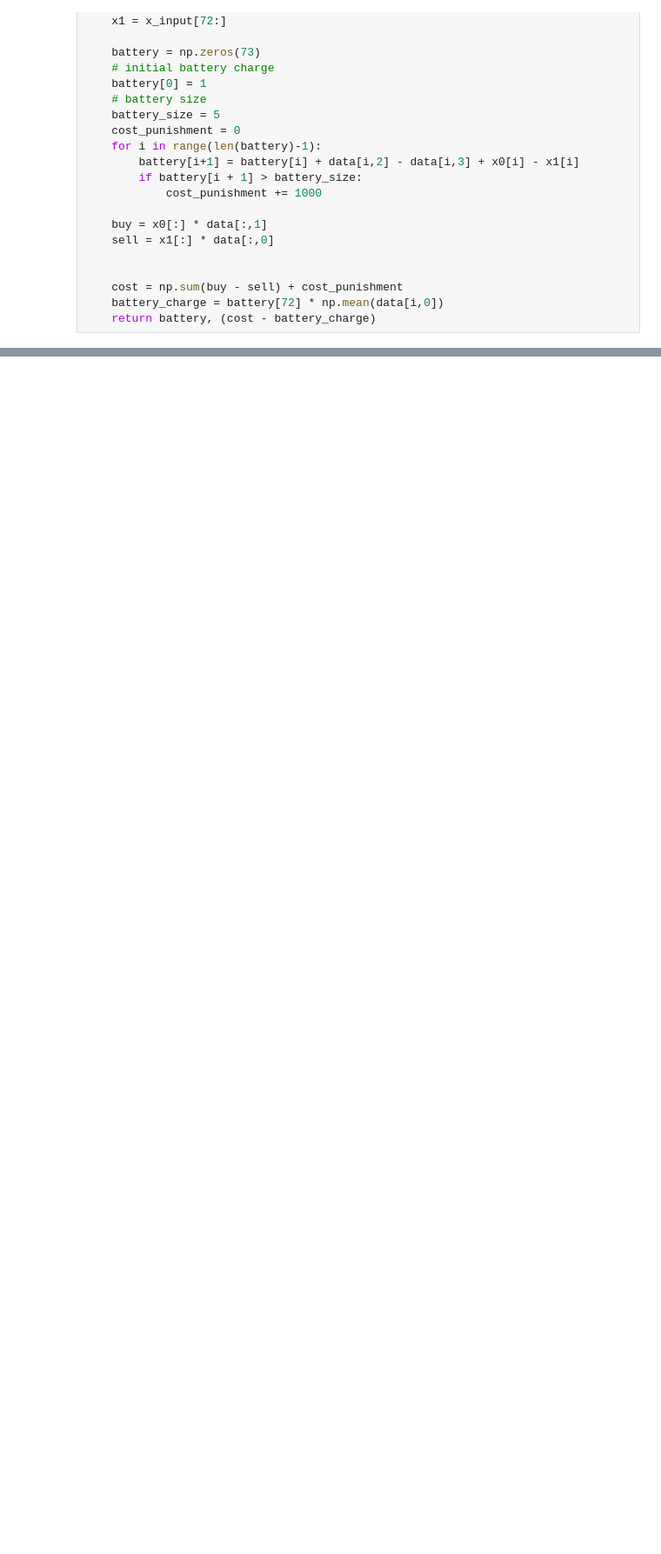
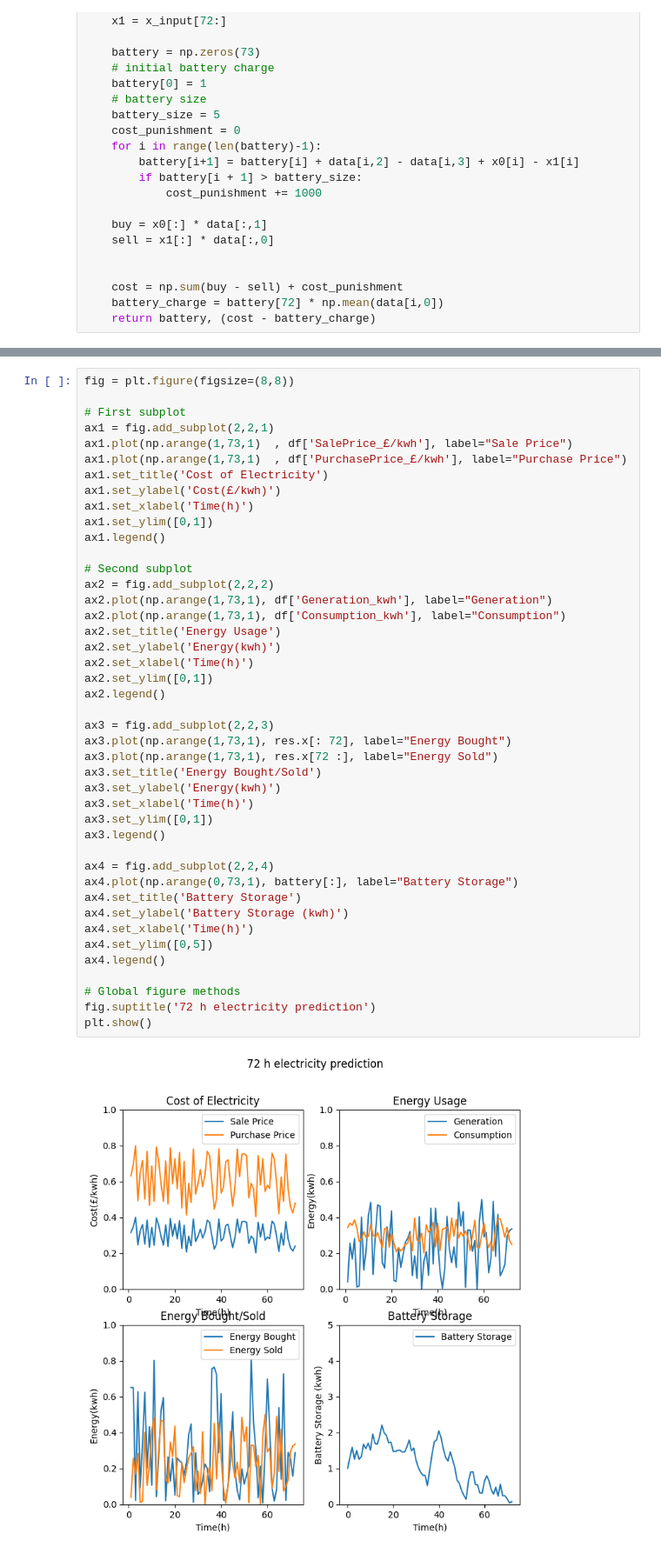
Before and after one commit to hramzan01/market, a Jupyter notebook: notebooks/opt_model.ipynb, the cells around one changed output, grey strips where cells are left out. Shown at 87% size. Cells and saved outputs as stored; diff of their text form; blank space fills up the shorter version.

Commit message:
visualisation added to the notebook

```diff
--- a/notebooks/opt_model.ipynb
+++ b/notebooks/opt_model.ipynb
@@ -221,0 +243,45 @@ array([1.        , 0.82757499, 0.78974143, 0.80064239, 1.00910964,
+# %%
+fig = plt.figure(figsize=(8,8))
+
+# First subplot
+ax1 = fig.add_subplot(2,2,1)
+ax1.plot(np.arange(1,73,1)  , df['SalePrice_£/kwh'], label="Sale Price")
+ax1.plot(np.arange(1,73,1)  , df['PurchasePrice_£/kwh'], label="Purchase Price")
+ax1.set_title('Cost of Electricity')
+ax1.set_ylabel('Cost(£/kwh)')
+ax1.set_xlabel('Time(h)')
+ax1.set_ylim([0,1])
+ax1.legend()
+
+# Second subplot
+ax2 = fig.add_subplot(2,2,2)
+ax2.plot(np.arange(1,73,1), df['Generation_kwh'], label="Generation")
+ax2.plot(np.arange(1,73,1), df['Consumption_kwh'], label="Consumption")
+ax2.set_title('Energy Usage')
+ax2.set_ylabel('Energy(kwh)')
+ax2.set_xlabel('Time(h)')
+ax2.set_ylim([0,1])
+ax2.legend()
+
+ax3 = fig.add_subplot(2,2,3)
+ax3.plot(np.arange(1,73,1), res.x[: 72], label="Energy Bought")
+ax3.plot(np.arange(1,73,1), res.x[72 :], label="Energy Sold")
+ax3.set_title('Energy Bought/Sold')
+ax3.set_ylabel('Energy(kwh)')
+ax3.set_xlabel('Time(h)')
+ax3.set_ylim([0,1])
+ax3.legend()
+
+ax4 = fig.add_subplot(2,2,4)
+ax4.plot(np.arange(0,73,1), battery[:], label="Battery Storage")
+ax4.set_title('Battery Storage')
+ax4.set_ylabel('Battery Storage (kwh)')
+ax4.set_xlabel('Time(h)')
+ax4.set_ylim([0,5])
+ax4.legend()
+
+# Global figure methods
+fig.suptitle('72 h electricity prediction')
+plt.show()
+# %% [output]
+[figure, added]
```
Also changed, not shown: parts of 10 cells of this notebook.
